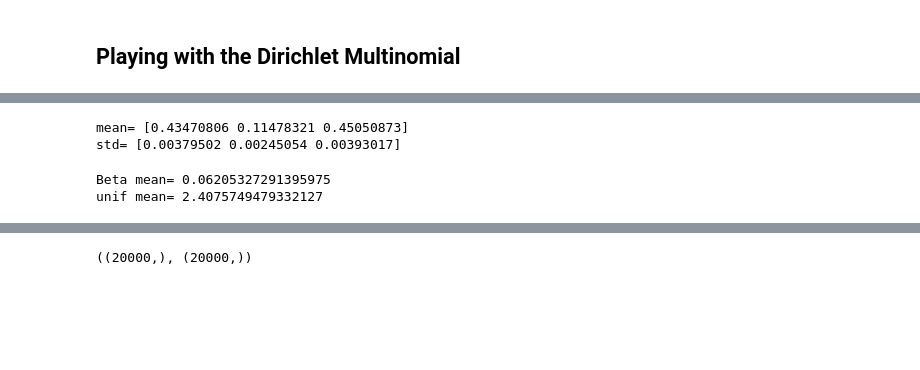
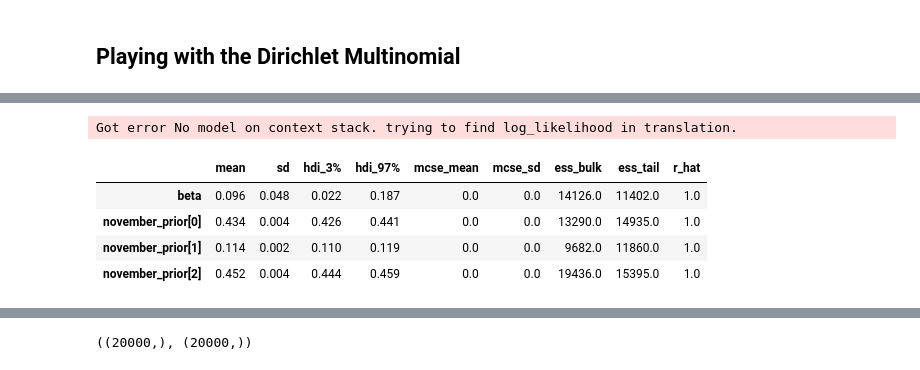
Before and after one commit to xboard/fastpages-blog, a Jupyter notebook: _notebooks/2022-01-07-brazils-2022-presidential-elections-polls-analysis-part1.ipynb, the cells around one changed output, grey strips where cells are left out. Saved outputs shown, nothing was run; the diff lists cells and outputs as text; code cells hidden in the pictures; blank space fills up the shorter version.

```diff
--- a/_notebooks/2022-01-07-brazils-2022-presidential-elections-polls-analysis-part1.ipynb
+++ b/_notebooks/2022-01-07-brazils-2022-presidential-elections-polls-analysis-part1.ipynb
@@ -216,15 +216,12 @@ Sampling 4 chains for 1_000 tune and 5_000 draw iterations (4_000 + 20_000 draws
-# %%
-print("mean=", dirichlet_trace.get_values("november_prior").mean(axis=0))
-print("std=", dirichlet_trace.get_values("november_prior").std(axis=0))
-# %% [output]
-mean= [0.43470806 0.11478321 0.45050873]
-std= [0.00379502 0.00245054 0.00393017]
-# %%
-print("Beta mean=", dirichlet_trace.get_values("beta").mean(axis=0))
-print("unif mean=", dirichlet_trace.get_values("unif").mean(axis=0))
-# %% [output]
-Beta mean= 0.06205327291395975
-unif mean= 2.4075749479332127
+# %%
+az.summary(dirichlet_trace)
+# %% [output]
+Got error No model on context stack. trying to find log_likelihood in translation.
+|  | mean | sd | hdi_3% | hdi_97% | mcse_mean | mcse_sd | ess_bulk | ess_tail | r_hat |
+| beta | 0.096 | 0.048 | 0.022 | 0.187 | 0.0 | 0.0 | 14126.0 | 11402.0 | 1.0 |
+| november_prior[0] | 0.434 | 0.004 | 0.426 | 0.441 | 0.0 | 0.0 | 13290.0 | 14935.0 | 1.0 |
+| november_prior[1] | 0.114 | 0.002 | 0.110 | 0.119 | 0.0 | 0.0 | 9682.0 | 11860.0 | 1.0 |
+| november_prior[2] | 0.452 | 0.004 | 0.444 | 0.459 | 0.0 | 0.0 | 19436.0 | 15395.0 | 1.0 |
 # %%
 print(ppc)
 ppc['december_like'].mean(axis=0)
```
Also changed, not shown: parts of 11 cells of this notebook.
